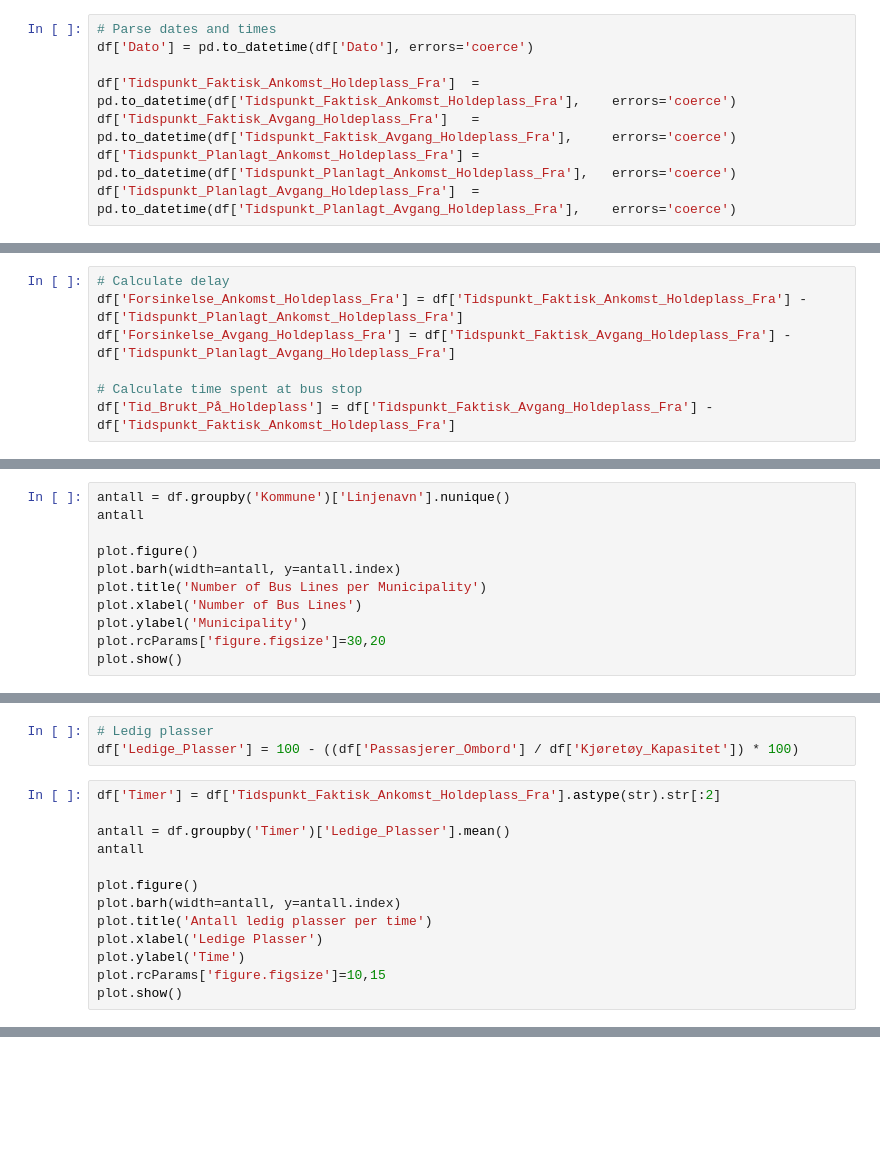
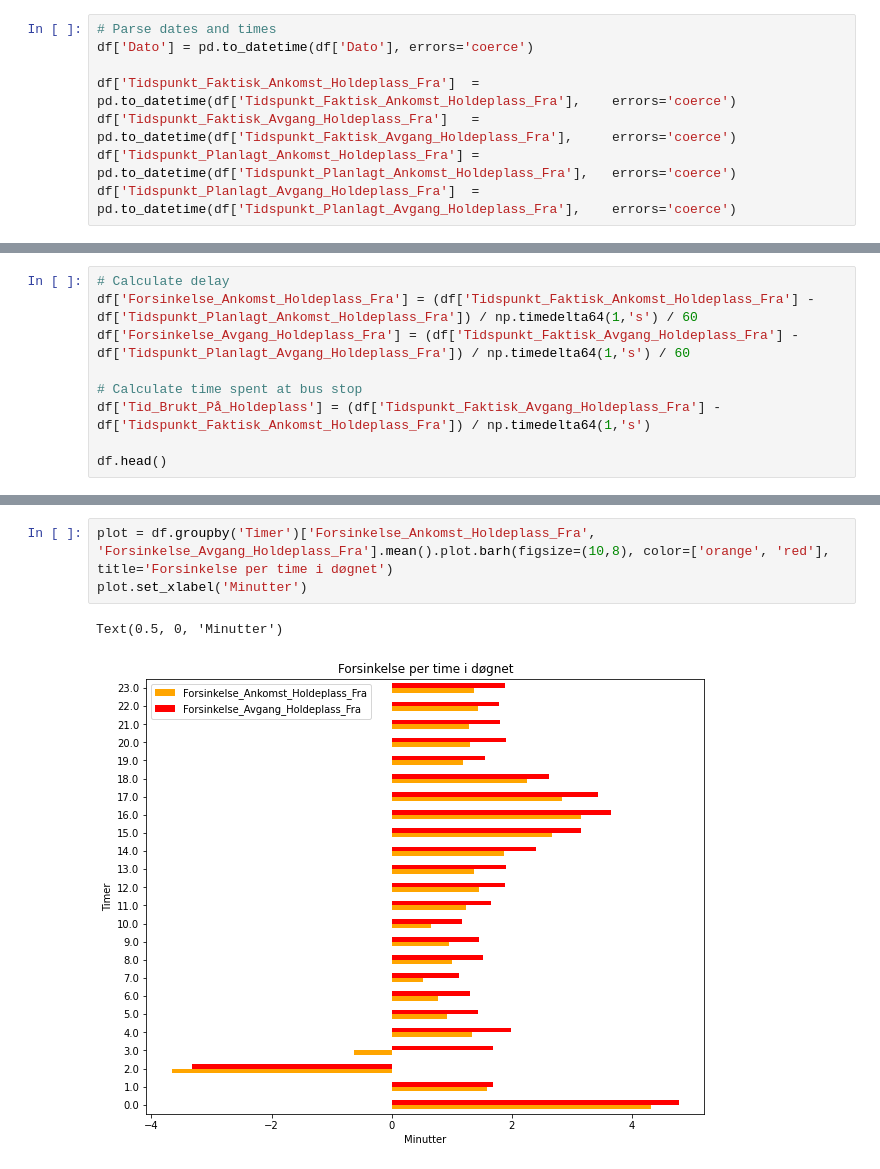
Before and after one commit to AliAnsar123/Assignment-1-DAVE3625, a Jupyter notebook: Assignment 1.ipynb, the cells around one changed output, grey strips where cells are left out. Cells and saved outputs as stored; diff of their text form; blank space fills up the shorter version.

```diff
--- a/Assignment 1.ipynb
+++ b/Assignment 1.ipynb
@@ -40,7 +51,9 @@ df['Tidspunkt_Planlagt_Avgang_Holdeplass_Fra']  = pd.to_datetime(df['Tidspunkt_P
 # %%
 # Calculate delay
-df['Forsinkelse_Ankomst_Holdeplass_Fra'] = df['Tidspunkt_Faktisk_Ankomst_Holdeplass_Fra'] - df['Tidspunkt_Planlagt_Ankomst_Holdeplass_Fra']
-df['Forsinkelse_Avgang_Holdeplass_Fra'] = df['Tidspunkt_Faktisk_Avgang_Holdeplass_Fra'] - df['Tidspunkt_Planlagt_Avgang_Holdeplass_Fra']
+df['Forsinkelse_Ankomst_Holdeplass_Fra'] = (df['Tidspunkt_Faktisk_Ankomst_Holdeplass_Fra'] - df['Tidspunkt_Planlagt_Ankomst_Holdeplass_Fra']) / np.timedelta64(1,'s') / 60
+df['Forsinkelse_Avgang_Holdeplass_Fra'] = (df['Tidspunkt_Faktisk_Avgang_Holdeplass_Fra'] - df['Tidspunkt_Planlagt_Avgang_Holdeplass_Fra']) / np.timedelta64(1,'s') / 60
 
 # Calculate time spent at bus stop
-df['Tid_Brukt_På_Holdeplass'] = df['Tidspunkt_Faktisk_Avgang_Holdeplass_Fra'] - df['Tidspunkt_Faktisk_Ankomst_Holdeplass_Fra']
+df['Tid_Brukt_På_Holdeplass'] = (df['Tidspunkt_Faktisk_Avgang_Holdeplass_Fra'] - df['Tidspunkt_Faktisk_Ankomst_Holdeplass_Fra']) / np.timedelta64(1,'s')
+
+df.head()
@@ -47,11 +67,0 @@ df['Tid_Brukt_På_Holdeplass'] = df['Tidspunkt_Faktisk_Avgang_Holdeplass_Fra'] -
-# %%
-antall = df.groupby('Kommune')['Linjenavn'].nunique()
-antall
-
-plot.figure()
-plot.barh(width=antall, y=antall.index)
-plot.title('Number of Bus Lines per Municipality')
-plot.xlabel('Number of Bus Lines')
-plot.ylabel('Municipality')
-plot.rcParams['figure.figsize']=30,20
-plot.show()
@@ -60,16 +67,0 @@ plot.show()
-# %%
-# Ledig plasser
-df['Ledige_Plasser'] = 100 - ((df['Passasjerer_Ombord'] / df['Kjøretøy_Kapasitet']) * 100)
-# %%
-df['Timer'] = df['Tidspunkt_Faktisk_Ankomst_Holdeplass_Fra'].astype(str).str[:2]
-
-antall = df.groupby('Timer')['Ledige_Plasser'].mean()
-antall
-
-plot.figure()
-plot.barh(width=antall, y=antall.index)
-plot.title('Antall ledig plasser per time')
-plot.xlabel('Ledige Plasser')
-plot.ylabel('Time')
-plot.rcParams['figure.figsize']=10,15
-plot.show()
@@ -77,0 +68,6 @@ plot.show()
+# %%
+plot = df.groupby('Timer')['Forsinkelse_Ankomst_Holdeplass_Fra', 'Forsinkelse_Avgang_Holdeplass_Fra'].mean().plot.barh(figsize=(10,8), color=['orange', 'red'], title='Forsinkelse per time i døgnet')
+plot.set_xlabel('Minutter')
+# %% [output]
+Text(0.5, 0, 'Minutter')
+[figure, added]
```
Also changed, not shown: parts of 10 cells of this notebook.
